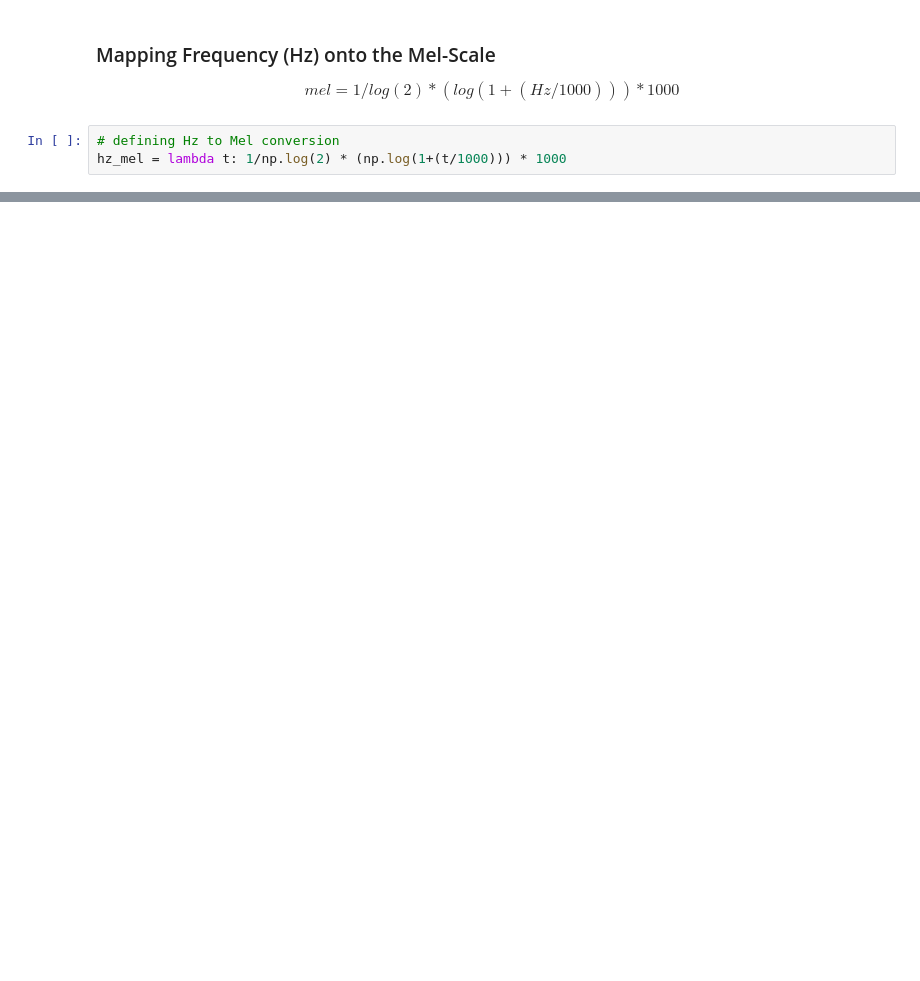
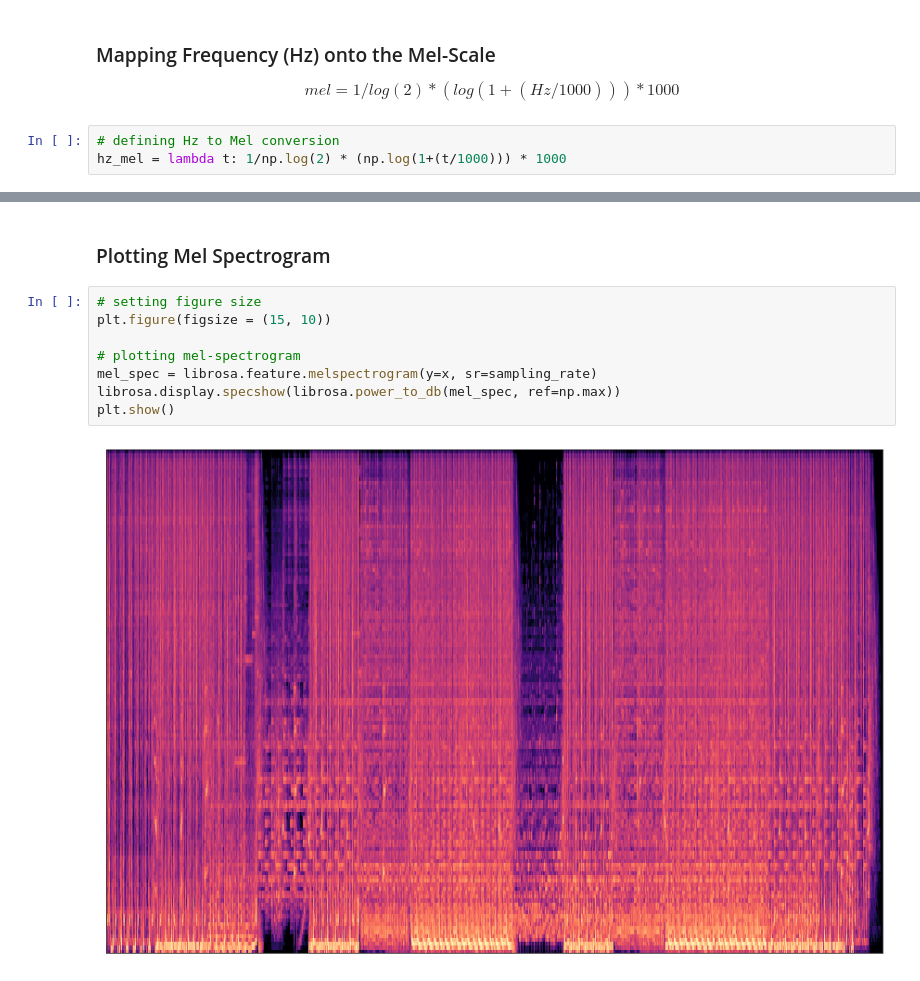
Before and after one commit to jaddoughman/Audio-Data-Pre-Processing, a Jupyter notebook: Sound Cloud Audio Pre-Processing.ipynb, the cells around one changed output, grey strips where cells are left out. Drawn from its saved outputs; the diff is of its cells as text; blank space fills up the shorter version.

```diff
--- a/Sound Cloud Audio Pre-Processing.ipynb
+++ b/Sound Cloud Audio Pre-Processing.ipynb
@@ -229,0 +311,12 @@ plt.show()
+# %% [markdown]
+### Plotting Mel Spectrogram
+# %%
+# setting figure size
+plt.figure(figsize = (15, 10))
+
+# plotting mel-spectrogram
+mel_spec = librosa.feature.melspectrogram(y=x, sr=sampling_rate)
+librosa.display.specshow(librosa.power_to_db(mel_spec, ref=np.max))
+plt.show()
+# %% [output]
+[figure, added]
```
Also changed, not shown: parts of 20 cells of this notebook, 6 other files.
